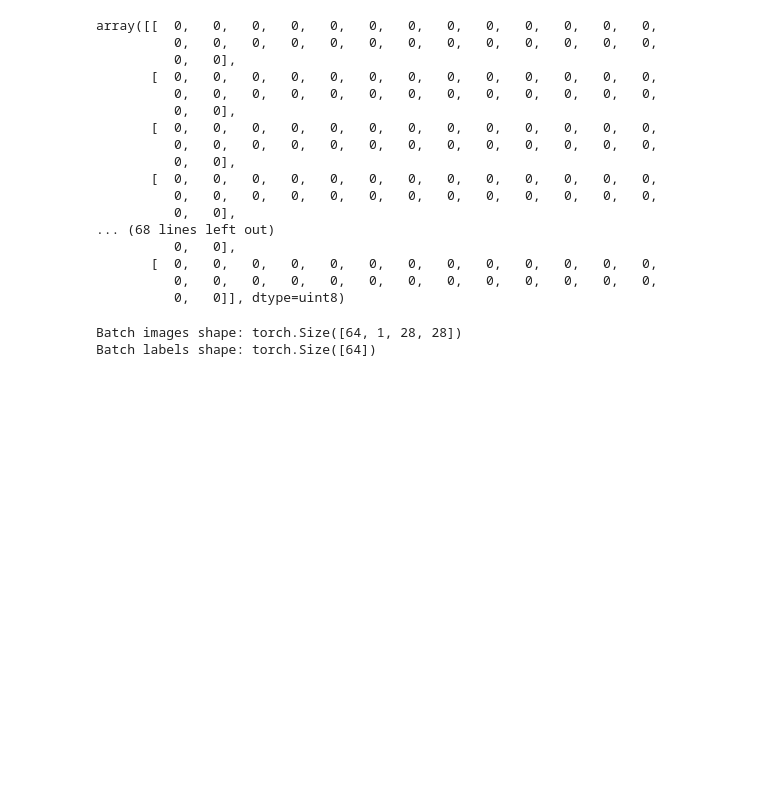
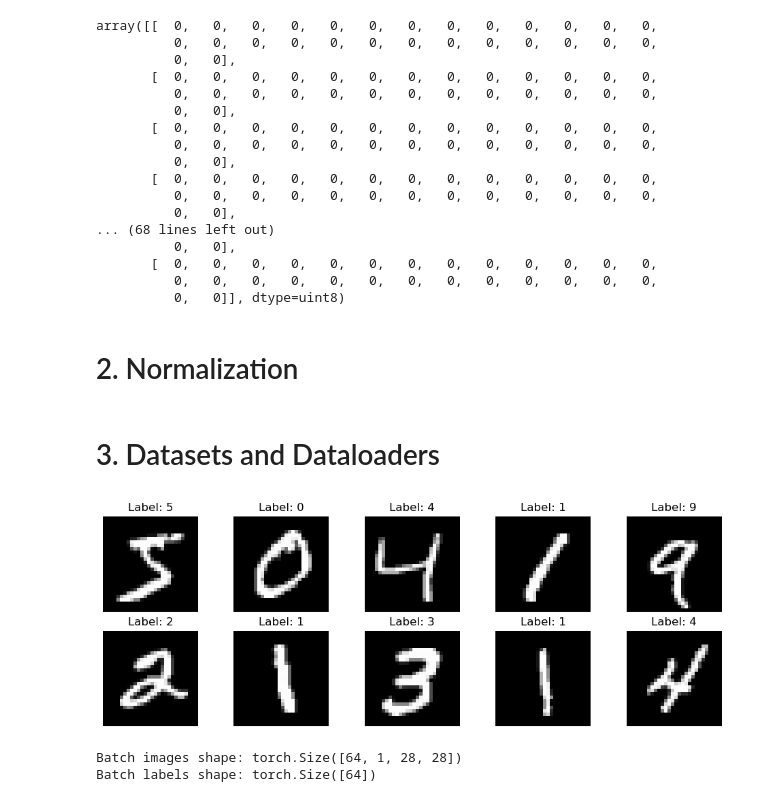
Before and after one commit to kkudzelich/digit-recognition, a Jupyter notebook: mnist_recognition.ipynb, the cells around one changed output. Saved outputs shown, nothing was run; the diff lists cells and outputs as text; code cells hidden in the pictures; blank space fills up the shorter version.

Commit message:
torch datasets and dataloaders

```diff
--- a/mnist_recognition.ipynb
+++ b/mnist_recognition.ipynb
@@ -115,0 +108,10 @@ train_loader = DataLoader(train_dataset, batch_size=64, shuffle=True)
+# %% [markdown]
+# 2. Normalization
+# %%
+def normalize(data):
+    return (data / 255)
+
+train_images = normalize(train_images)
+test_images = normalize(test_images)
+# %% [markdown]
+# 3. Datasets and Dataloaders
@@ -116,3 +135,16 @@ train_loader = DataLoader(train_dataset, batch_size=64, shuffle=True)
+# %%
+fig, ax = plt.subplots(nrows=2, ncols=5, figsize=(12, 4))
+
+k = 0
+for i in range(2):
+    for j in range(5):
+        ax[i, j].imshow(train_images[k], cmap='gray')
+        ax[i, j].title.set_text(f'Label: {train_labels[k]}')
+        ax[i, j].axis('off')
+        k+=1
+plt.show()
+# %% [output]
+[figure, added]
 # %%
 # Example of iterating over DataLoader
 for images, labels in train_loader:
```
Also changed, not shown: parts of 2 cells of this notebook.
